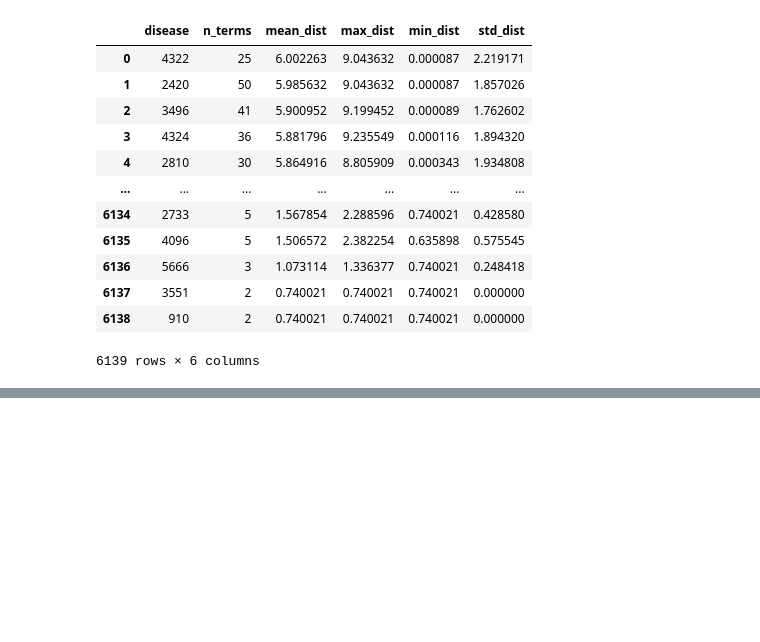
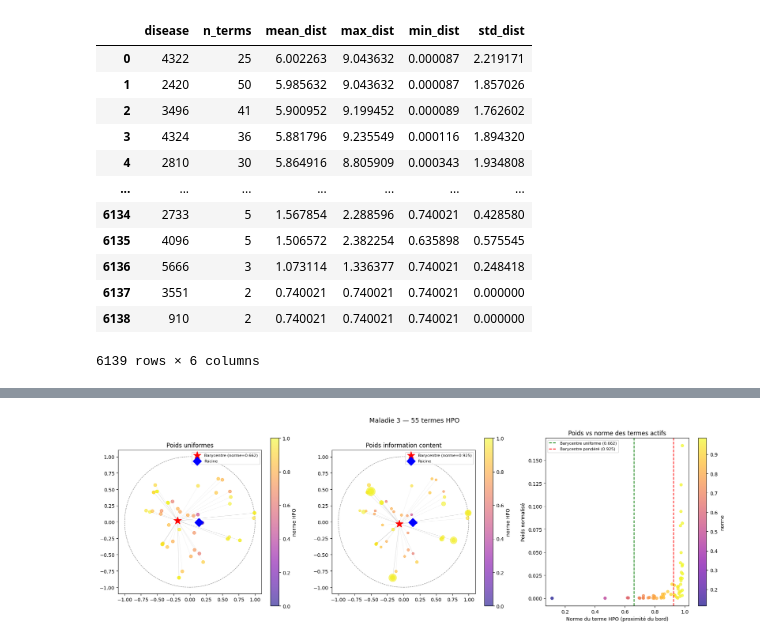
Before and after one commit to averniere/OT_simulation_maladies, a Jupyter notebook: Embeddings/test.ipynb, the cells around one changed output, grey strips where cells are left out. Cells and saved outputs as stored; diff of their text form; code cells hidden in the pictures; blank space fills up the shorter version.

```diff
--- a/Embeddings/test.ipynb
+++ b/Embeddings/test.ipynb
@@ -580,0 +709,82 @@ profils_omim = compute_disease_barycenters(profils_test, node2id_w)
+# %%
+def compare_barycenters(profils_uniform, profils_weighted, model, node2id, deprecated, weights, disease_id=3):
+    model.eval()
+    W = model.weight.detach().cpu().numpy()
+
+    row = profils_uniform.loc[disease_id]
+    hpo_cols = [col for col in profils_uniform.columns if col.startswith('HP:')]
+    active = [col for col in hpo_cols if row[col] == 1 and deprecated.get(col, col) in node2id]
+
+    embs = np.stack([W[node2id[deprecated.get(t, t)]] for t in active])
+    bary_uni = profils_uniform.loc[disease_id, 'barycenter']
+    bary_w = profils_weighted.loc[disease_id, 'barycenter']
+    root = W[node2id['HP:0000001']]
+
+    # PCA commune pour les deux plots
+    all_points = np.vstack([embs, bary_uni, bary_w, root])
+    pca = PCA(n_components=2)
+    proj = pca.fit_transform(all_points)
+    max_norm = np.linalg.norm(proj, axis=1).max()
+    proj = proj / max_norm
+
+    embs_2d = proj[:-3]
+    bary_uni2d = proj[-3]
+    bary_w2d = proj[-2]
+    root_2d = proj[-1]
+
+    norms = np.linalg.norm(embs, axis=1)
+    w_vals = np.array([weights.get(deprecated.get(t, t), 1e-6) for t in active])
+    w_norm = w_vals / w_vals.sum()
+    sizes_w = 20 + 300 * w_norm / w_norm.max()
+
+    fig, axes = plt.subplots(1, 3, figsize=(18, 6))
+
+    for ax, bary_2d, bary_arr, title, sizes in zip(
+        axes[:2],
+        [bary_uni2d, bary_w2d],
+        [bary_uni,   bary_w],
+        ['Poids uniformes', 'Poids information content'],
+        [np.full(len(active), 40), sizes_w]
+    ):
+        circle = plt.Circle((0, 0), 1, color='gray', fill=False, linestyle='--', linewidth=0.8)
+        ax.add_patch(circle)
+
+        sc = ax.scatter(embs_2d[:, 0], embs_2d[:, 1],
+                        s=sizes, alpha=0.6,
+                        c=norms, cmap='plasma', vmin=0, vmax=1, zorder=3)
+
+        for pt in embs_2d:
+            ax.plot([pt[0], bary_2d[0]], [pt[1], bary_2d[1]],
+                    color='gray', alpha=0.15, linewidth=0.5, zorder=2)
+
+        ax.scatter(*bary_2d, s=250, c='red',  marker='*', zorder=5,
+                   label=f'Barycentre (norme={np.linalg.norm(bary_arr):.3f})')
+        ax.scatter(*root_2d, s=150, c='blue', marker='D', zorder=5, label='Racine')
+
+        plt.colorbar(sc, ax=ax, label='norme HPO')
+        ax.set_xlim(-1.1, 1.1)
+        ax.set_ylim(-1.1, 1.1)
+        ax.set_aspect('equal')
+        ax.legend(fontsize=8)
+        ax.set_title(title)
+
+    # Panneau 3 : distribution des normes colorée par poids
+    ax3 = axes[2]
+    sc3 = ax3.scatter(norms, w_norm, c=norms, cmap='plasma', s=30, alpha=0.7)
+    ax3.axvline(np.linalg.norm(bary_uni), color='green',  linestyle='--',
+                label=f'Barycentre uniforme ({np.linalg.norm(bary_uni):.3f})')
+    ax3.axvline(np.linalg.norm(bary_w),   color='red',    linestyle='--',
+                label=f'Barycentre pondéré ({np.linalg.norm(bary_w):.3f})')
+    ax3.set_xlabel('Norme du terme HPO (proximité du bord)')
+    ax3.set_ylabel('Poids normalisé')
+    ax3.set_title('Poids vs norme des termes actifs')
+    ax3.legend(fontsize=8)
+    plt.colorbar(sc3, ax=ax3, label='norme')
+
+    fig.suptitle(f'Maladie {disease_id} — {len(active)} termes HPO', fontsize=13)
+    plt.tight_layout()
+    plt.show()
+
+compare_barycenters(profils_test, profils_test_weight, model, node2id_w, deprecated, inv_weights)
+# %% [output]
+[figure, added]
```
Also changed, not shown: parts of 9 cells of this notebook, 1 other file.
